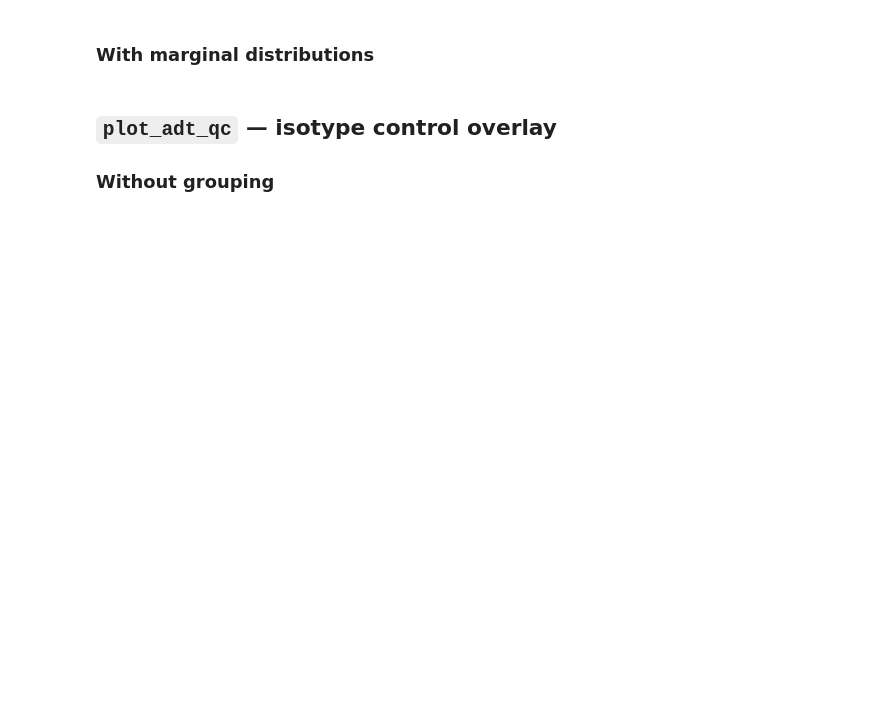
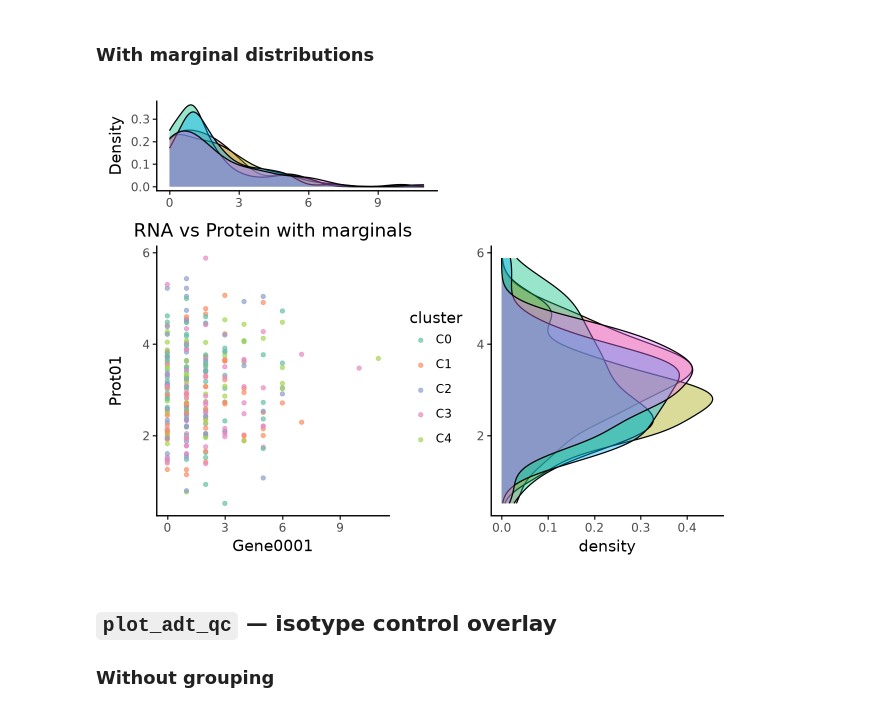
Before and after one commit to MaximilianNuber/ggnomics, a Jupyter notebook: examples/13_multimodal.ipynb, the cells around one changed output. Drawn from its saved outputs; the diff is of its cells as text; code cells hidden in the pictures; blank space fills up the shorter version.

```diff
--- a/examples/13_multimodal.ipynb
+++ b/examples/13_multimodal.ipynb
@@ -31,14 +33,16 @@ except ImportError as e:
 # %%
 try:
     bricks = plot_bimodal_scatter(
         mdata, x_feature="Gene0001", y_feature="Prot01",
         x_mod="rna", y_mod="prot", color="cluster",
         add_marginal=True,
         title="RNA vs Protein with marginals",
     )
-    bricks
+    bricks.show()
 except ImportError as e:
     print(f"Skipped (mudata not installed): {e}")
+# %% [output]
+[figure, added]
 # %% [markdown]
 ## `plot_adt_qc` — isotype control overlay
 
```
Also changed, not shown: parts of 4 cells of this notebook, 43 other files.
